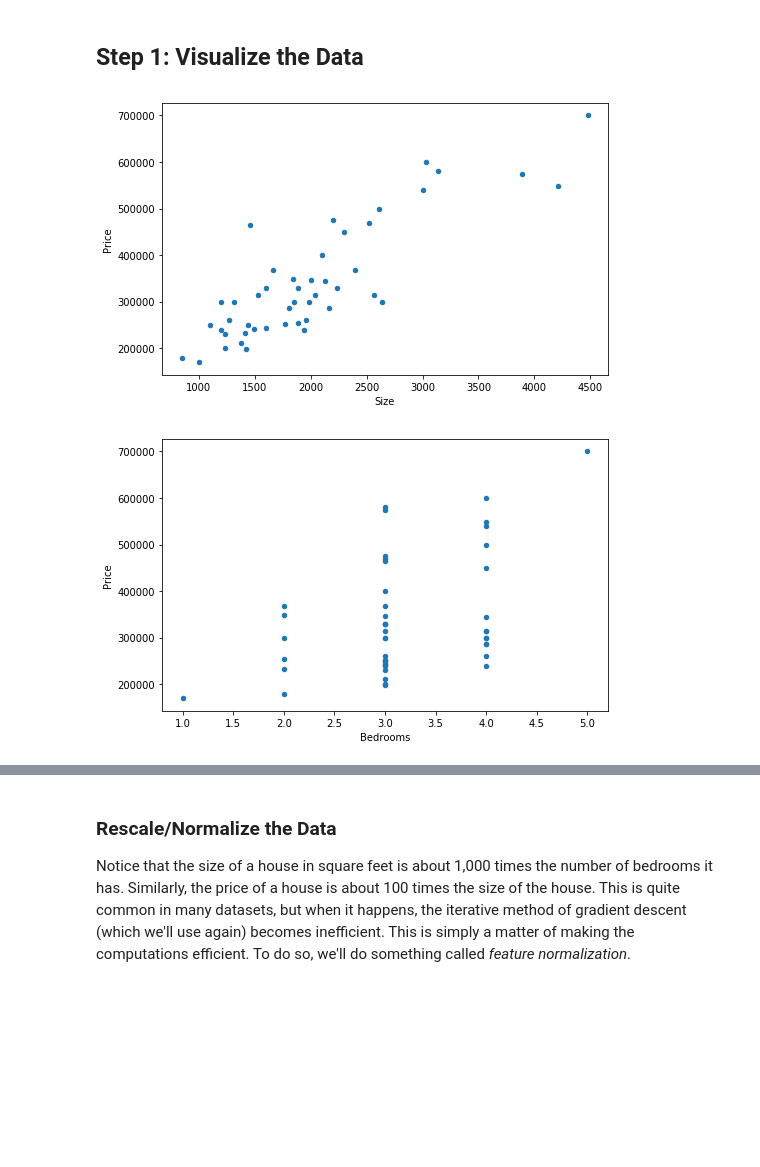
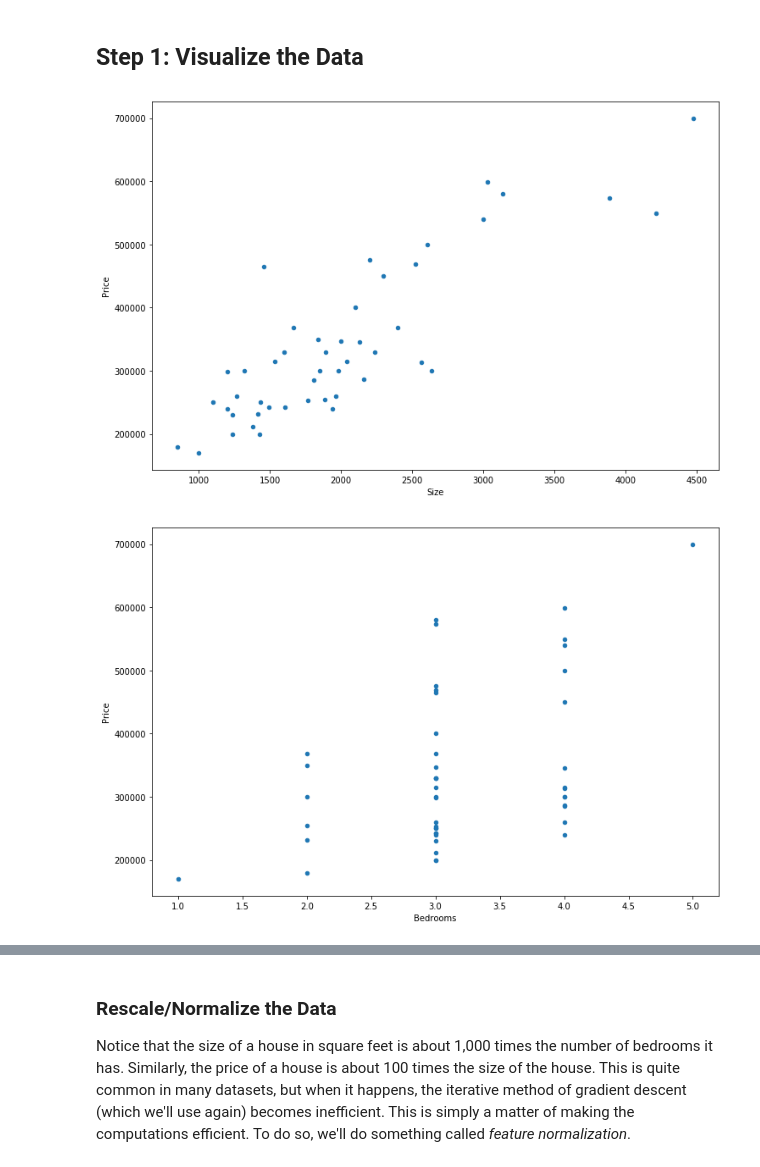
Before and after one commit to elizlajeunesse/MLCourse, a Jupyter notebook: Notebooks/Regression-With-Multiple-Features.ipynb, the cells around one changed output, grey strips where cells are left out. Cells and saved outputs as stored; diff of their text form; code cells hidden in the pictures; blank space fills up the shorter version.

```diff
--- a/Notebooks/Regression-With-Multiple-Features.ipynb
+++ b/Notebooks/Regression-With-Multiple-Features.ipynb
@@ -73,13 +73,13 @@ data2.Size.min(), data2.Size.max()
 ## Step 1: Visualize the Data
 # %%
 # Scatter plot of just the size and price
-data2.plot.scatter(x='Size', y='Price', figsize=(8,5));
+data2.plot.scatter(x='Size', y='Price', figsize=(12,8));
 # %% [output]
-[figure, old version]
+[figure, new version]
 # %%
 # Scatter plot of just the number of bedrooms and price
-data2.plot.scatter(x='Bedrooms', y='Price', figsize=(8,5));
+data2.plot.scatter(x='Bedrooms', y='Price', figsize=(12,8));
 # %% [output]
-[figure, old version]
+[figure, new version]
 # %%
 # Scatter plot of bedrooms and size (the 2 features)
```
Also changed, not shown: parts of 15 cells of this notebook, 29 other files.
